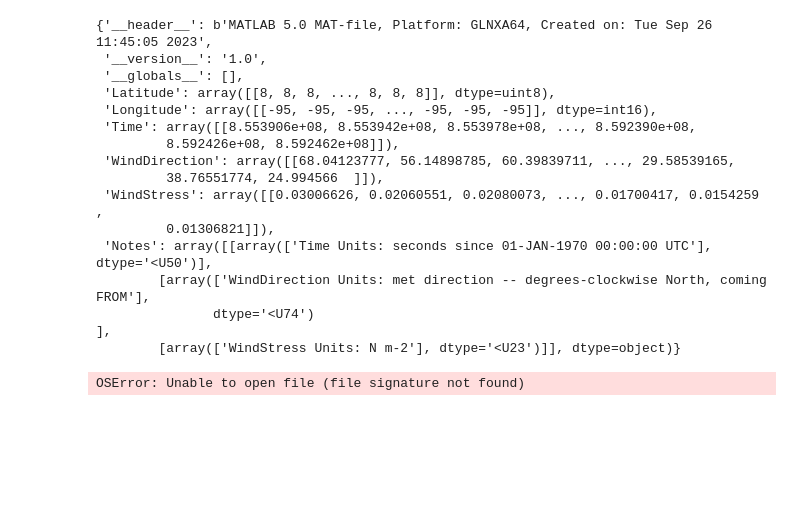
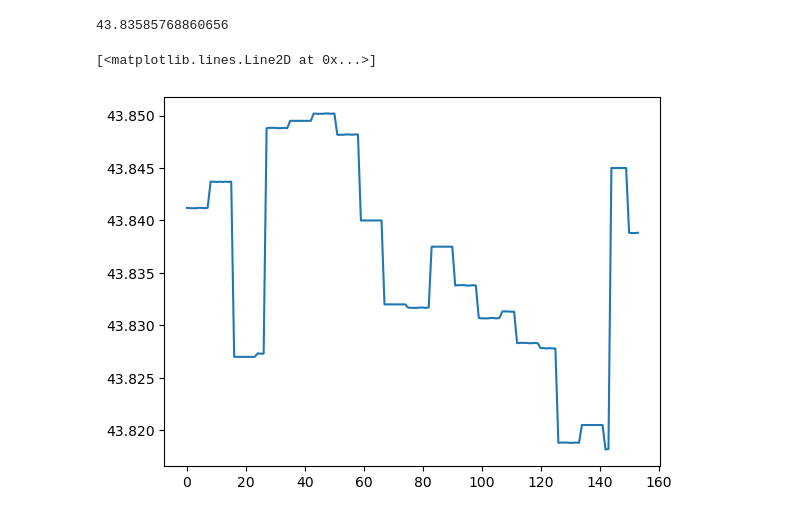
Before and after one commit to metno/machine-ocean-satdata, a Jupyter notebook: notebooks/collocation_and_normalization/whoi/read_coare_matlab_files.ipynb, the cells around one changed output. Saved outputs shown, nothing was run; the diff lists cells and outputs as text; code cells hidden in the pictures; blank space fills up the shorter version.

```diff
--- a/notebooks/collocation_and_normalization/whoi/read_coare_matlab_files.ipynb
+++ b/notebooks/collocation_and_normalization/whoi/read_coare_matlab_files.ipynb
@@ -6,2 +16,4 @@ data_dir = '/lustre/storeB/project/IT/geout/machine-ocean/data_raw/coare_ocean_s
 # %%
 filepath = data_dir + '/ASO_SFC_BUOY-TAO-8N95W-19970208_19970324.despikedStress.mat'
+f = scipy.io.loadmat(filepath)
+f
@@ -8,3 +40,4 @@ filepath = data_dir + '/ASO_SFC_BUOY-TAO-8N95W-19970208_19970324.despikedStress.
 # %%
-import scipy.io
+filepath = data_dir + '/ASO_SFC_BUOY-Coriolis-61010-20110103_20110223.despikedStress.mat'
 f = scipy.io.loadmat(filepath)
+f
@@ -11,24 +61,0 @@ f = scipy.io.loadmat(filepath)
-# %%
-f
-# %% [output]
-{'__header__': b'MATLAB 5.0 MAT-file, Platform: GLNXA64, Created on: Tue Sep 26 11:45:05 2023',
- '__version__': '1.0',
- '__globals__': [],
- 'Latitude': array([[8, 8, 8, ..., 8, 8, 8]], dtype=uint8),
- 'Longitude': array([[-95, -95, -95, ..., -95, -95, -95]], dtype=int16),
- 'Time': array([[8.553906e+08, 8.553942e+08, 8.553978e+08, ..., 8.592390e+08,
-         8.592426e+08, 8.592462e+08]]),
- 'WindDirection': array([[68.04123777, 56.14898785, 60.39839711, ..., 29.58539165,
-         38.76551774, 24.994566  ]]),
- 'WindStress': array([[0.03006626, 0.02060551, 0.02080073, ..., 0.01700417, 0.0154259 ,
-         0.01306821]]),
- 'Notes': array([[array(['Time Units: seconds since 01-JAN-1970 00:00:00 UTC'], dtype='<U50')],
-        [array(['WindDirection Units: met direction -- degrees-clockwise North, coming FROM'],
-               dtype='<U74')                                                                  ],
-        [array(['WindStress Units: N m-2'], dtype='<U23')]], dtype=object)}
-# %%
-
-with h5py.File(filepath, 'r') as file:
-    print(list(file.keys()))
-# %% [output]
-OSError: Unable to open file (file signature not found)
@@ -39,0 +62,9 @@ with h5py.File(filepath, 'r') as file:
+# %%
+np.mean(f['Latitude'])
+# %% [output]
+43.83585768860656
+# %%
+plt.plot(f['Latitude'][0, :])
+# %% [output]
+[<matplotlib.lines.Line2D at 0x...>]
+[figure, added]
```
Also changed, not shown: parts of 11 cells of this notebook.
